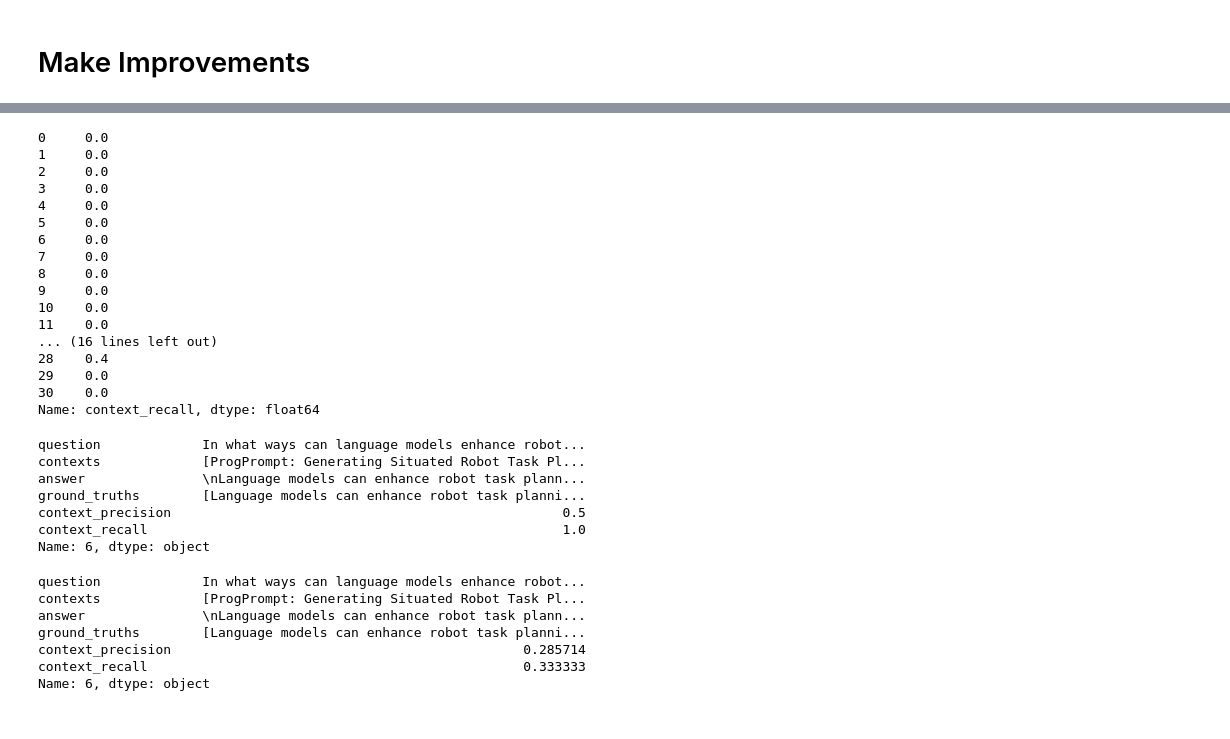
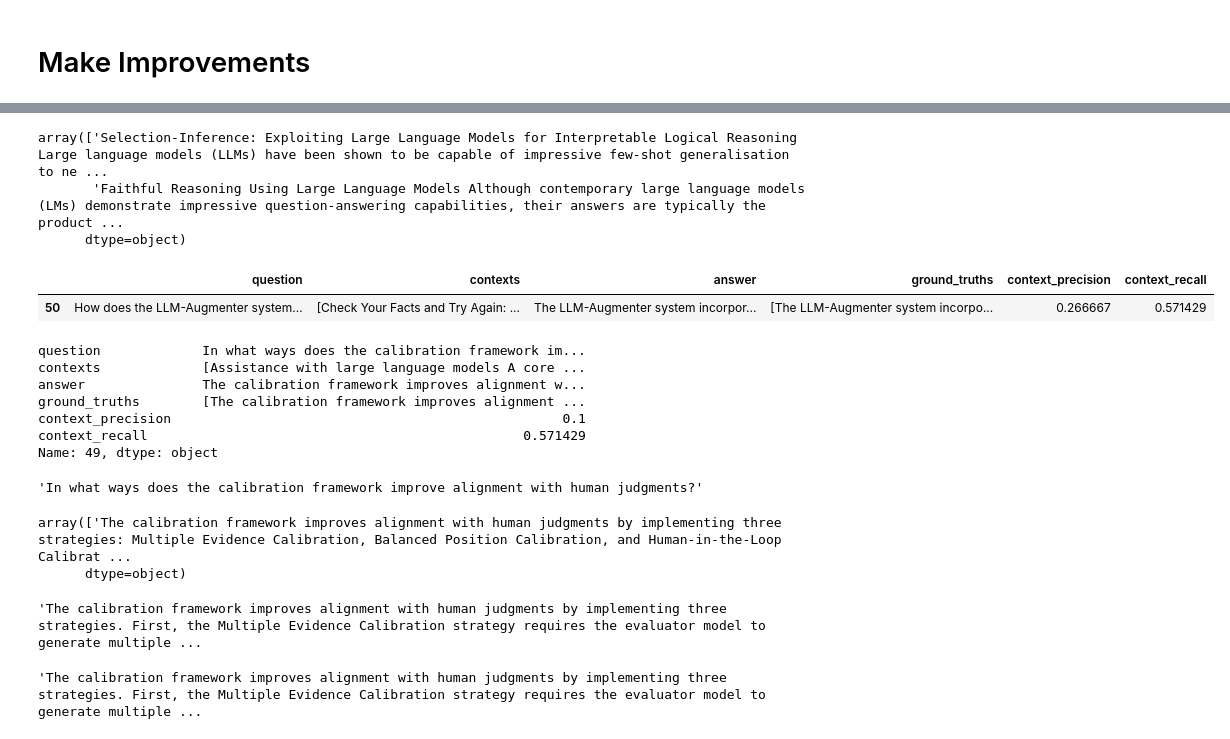
Before and after one commit to NirantK/ragas-notes, a Jupyter notebook: ragas-demo/YC demo.ipynb, the cells around one changed output, grey strips where cells are left out. Cells and saved outputs as stored; diff of their text form; code cells hidden in the pictures.

```diff
--- a/ragas-demo/YC demo.ipynb
+++ b/ragas-demo/YC demo.ipynb
@@ -137,40 +158,38 @@ hf_result_df.head()
+# %%
+hf_result_df.iloc[4]['contexts']
+# %% [output]
+array(['Selection-Inference: Exploiting Large Language Models for Interpretable Logical Reasoning Large language models (LLMs) have been shown to be capable of impressive few-shot generalisation to ne ...
+       'Faithful Reasoning Using Large Language Models Although contemporary large language models (LMs) demonstrate impressive question-answering capabilities, their answers are typically the product ...
+      dtype=object)
 # %%
-hf_result_df["context_recall"] - openai_result_df["context_recall"]
+hf_result_df[(openai_result_df["context_recall"] - hf_result_df["context_recall"]) > 0]
 # %% [output]
-0     0.0
-1     0.0
-2     0.0
-3     0.0
-4     0.0
-5     0.0
-6     0.0
-7     0.0
-8     0.0
-9     0.0
-10    0.0
-11    0.0
-... (16 lines left out)
-28    0.4
-29    0.0
-30    0.0
-Name: context_recall, dtype: float64
+|  | question | contexts | answer | ground_truths | context_precision | context_recall |
+| 50 | How does the LLM-Augmenter system... | [Check Your Facts and Try Again: ... | The LLM-Augmenter system incorpor... | [The LLM-Augmenter system incorpo... | 0.266667 | 0.571429 |
+# %%
+openai_result_df.iloc[15]
+# %% [output]
+question             In what ways does the calibration framework im...
+contexts             [Assistance with large language models A core ...
+answer               The calibration framework improves alignment w...
+ground_truths        [The calibration framework improves alignment ...
+context_precision                                                  0.1
+context_recall                                                0.571429
+Name: 49, dtype: object
 # %%
-openai_result_df.iloc[6]
+openai_result_df.iloc[49]['question']
 # %% [output]
-question             In what ways can language models enhance robot...
-contexts             [ProgPrompt: Generating Situated Robot Task Pl...
-answer               \nLanguage models can enhance robot task plann...
-ground_truths        [Language models can enhance robot task planni...
-context_precision                                                  0.5
-context_recall                                                     1.0
-Name: 6, dtype: object
+'In what ways does the calibration framework improve alignment with human judgments?'
+# %%
+openai_result_df.iloc[49]['ground_truths']
+# %% [output]
+array(['The calibration framework improves alignment with human judgments by implementing three strategies: Multiple Evidence Calibration, Balanced Position Calibration, and Human-in-the-Loop Calibrat ...
+      dtype=object)
 # %%
-hf_result_df.iloc[6]
+openai_result_df.iloc[49]['answer']
 # %% [output]
-question             In what ways can language models enhance robot...
-contexts             [ProgPrompt: Generating Situated Robot Task Pl...
-answer               \nLanguage models can enhance robot task plann...
-ground_truths        [Language models can enhance robot task planni...
-context_precision                                             0.285714
-context_recall                                                0.333333
-Name: 6, dtype: object
+'The calibration framework improves alignment with human judgments by implementing three strategies. First, the Multiple Evidence Calibration strategy requires the evaluator model to generate multiple ...
+# %%
+hf_result_df.iloc[49]['answer']
+# %% [output]
+'The calibration framework improves alignment with human judgments by implementing three strategies. First, the Multiple Evidence Calibration strategy requires the evaluator model to generate multiple ...
```
Also changed, not shown: parts of 15 cells of this notebook, 2 other files.
